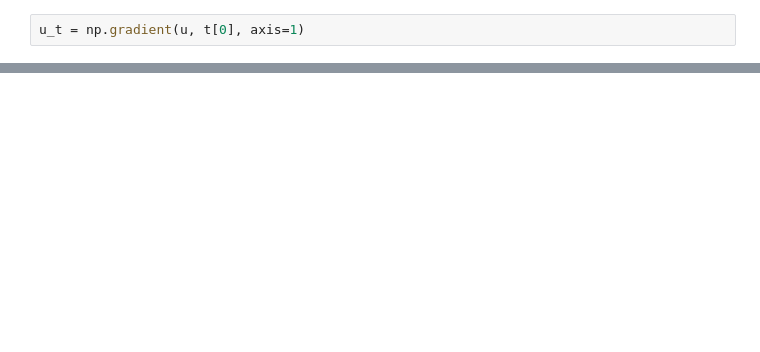
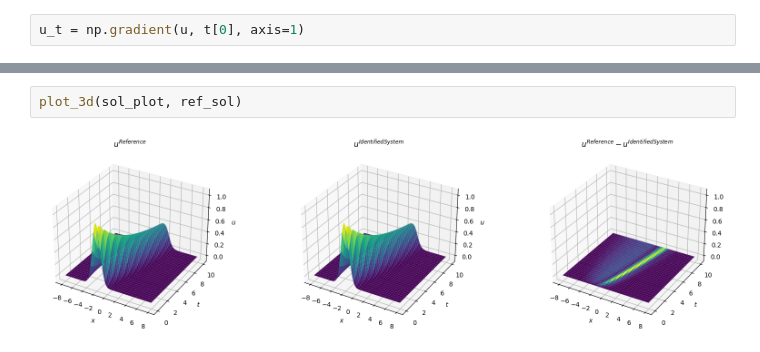
Before and after one commit to benedict-armstrong/PDEFind-Reconstructing-PDEs-from-data, a Jupyter notebook: pde1.ipynb, the cells around one changed output, grey strips where cells are left out. Drawn from its saved outputs; the diff is of its cells as text; blank space fills up the shorter version.

```diff
--- a/pde1.ipynb
+++ b/pde1.ipynb
@@ -51,0 +47,4 @@ plot_3d(sol, data)
+# %%
+plot_3d(sol_plot, ref_sol)
+# %% [output]
+[figure, added]
```
Also changed, not shown: parts of 12 cells of this notebook, 4 other files.
